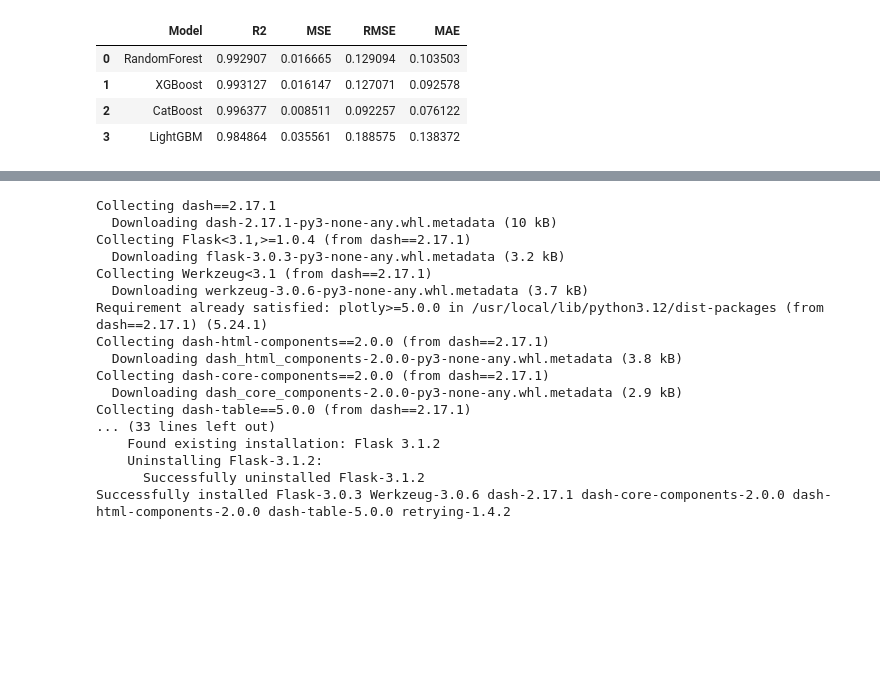
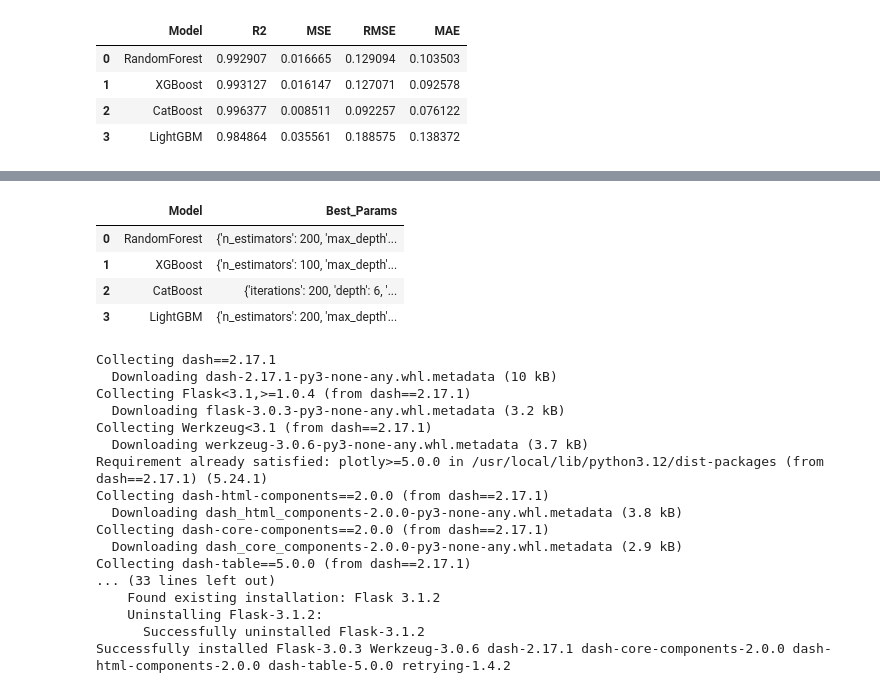
Before and after one commit to fehimecapar/Data-Science-For-Decision-Support, a Jupyter notebook: regression.ipynb, the cells around one changed output, grey strips where cells are left out. Cells and saved outputs as stored; diff of their text form; code cells hidden in the pictures; blank space fills up the shorter version.

```diff
--- a/regression.ipynb
+++ b/regression.ipynb
@@ -534,6 +531,20 @@ fig_bar.write_json('bar_chart.json')
 fig_bar.show()
 # %% [output]
 [interactive output not drawn]
+# %%
+#hyperparameter
+grids = {"RandomForest": param_grid, "XGBoost": xg_param_grid, "CatBoost": cb_param_grid, "LightGBM": lgbm_param_grid}
+best_params_df = pd.DataFrame({
+    "Model": list(grids.keys()),
+    "Best_Params": [best_params[model] for model in grids.keys()]
+})
+best_params_df
+# %% [output]
+|  | Model | Best_Params |
+| 0 | RandomForest | {'n_estimators': 200, 'max_depth'... |
+| 1 | XGBoost | {'n_estimators': 100, 'max_depth'... |
+| 2 | CatBoost | {'iterations': 200, 'depth': 6, '... |
+| 3 | LightGBM | {'n_estimators': 200, 'max_depth'... |
 # %%
 !pip install dash==2.17.1
 # %% [output]
```
Also changed, not shown: parts of 14 cells of this notebook.
